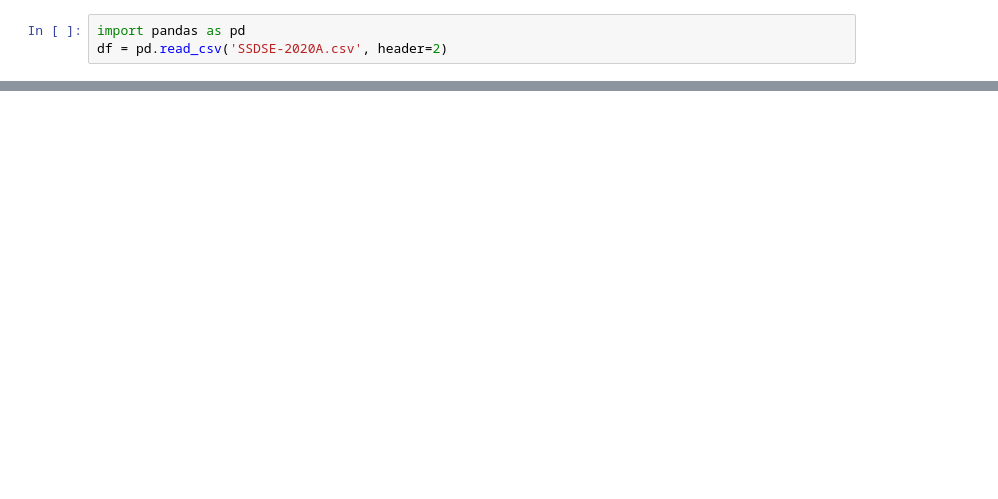
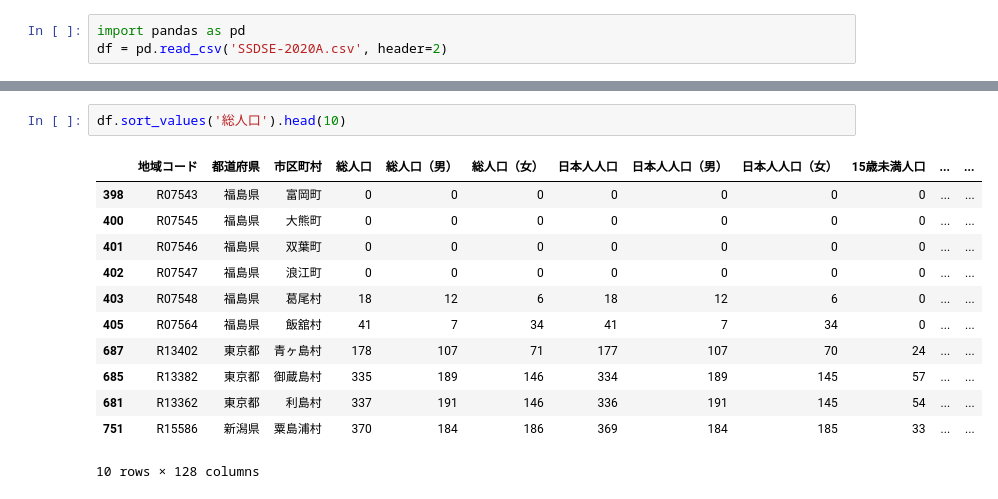
Before and after one commit to UTDataMining/2022A, a Jupyter notebook: lab2/lab2.ipynb, the cells around one changed output, grey strips where cells are left out. Cells and saved outputs as stored; diff of their text form; blank space fills up the shorter version.

```diff
--- a/lab2/lab2.ipynb
+++ b/lab2/lab2.ipynb
@@ -35 +32,16 @@ df
 1741 rows × 128 columns
+# %%
+df.sort_values('総人口').head(10)
+# %% [output]
+|  | 地域コード | 都道府県 | 市区町村 | 総人口 | 総人口（男） | 総人口（女） | 日本人人口 | 日本人人口（男） | 日本人人口（女） | 15歳未満人口 | ... | ... |
+| 398 | R07543 | 福島県 | 富岡町 | 0 | 0 | 0 | 0 | 0 | 0 | 0 | ... | ... |
+| 400 | R07545 | 福島県 | 大熊町 | 0 | 0 | 0 | 0 | 0 | 0 | 0 | ... | ... |
+| 401 | R07546 | 福島県 | 双葉町 | 0 | 0 | 0 | 0 | 0 | 0 | 0 | ... | ... |
+| 402 | R07547 | 福島県 | 浪江町 | 0 | 0 | 0 | 0 | 0 | 0 | 0 | ... | ... |
+| 403 | R07548 | 福島県 | 葛尾村 | 18 | 12 | 6 | 18 | 12 | 6 | 0 | ... | ... |
+| 405 | R07564 | 福島県 | 飯舘村 | 41 | 7 | 34 | 41 | 7 | 34 | 0 | ... | ... |
+| 687 | R13402 | 東京都 | 青ヶ島村 | 178 | 107 | 71 | 177 | 107 | 70 | 24 | ... | ... |
+| 685 | R13382 | 東京都 | 御蔵島村 | 335 | 189 | 146 | 334 | 189 | 145 | 57 | ... | ... |
+| 681 | R13362 | 東京都 | 利島村 | 337 | 191 | 146 | 336 | 191 | 145 | 54 | ... | ... |
+| 751 | R15586 | 新潟県 | 粟島浦村 | 370 | 184 | 186 | 369 | 184 | 185 | 33 | ... | ... |
+10 rows × 128 columns
```
Also changed, not shown: parts of 10 cells of this notebook.
